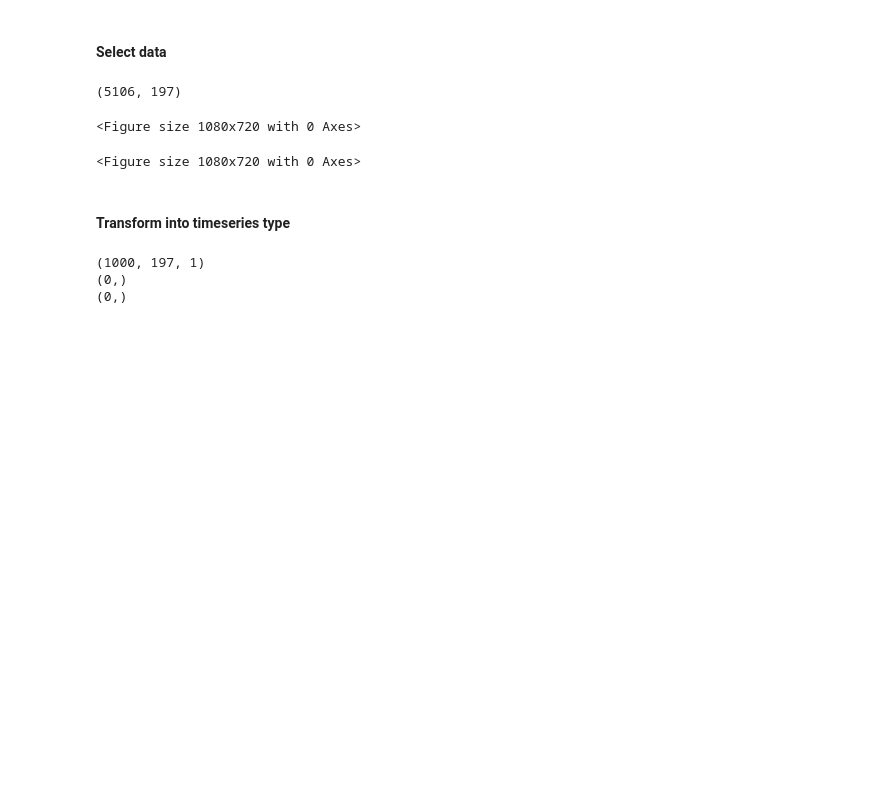
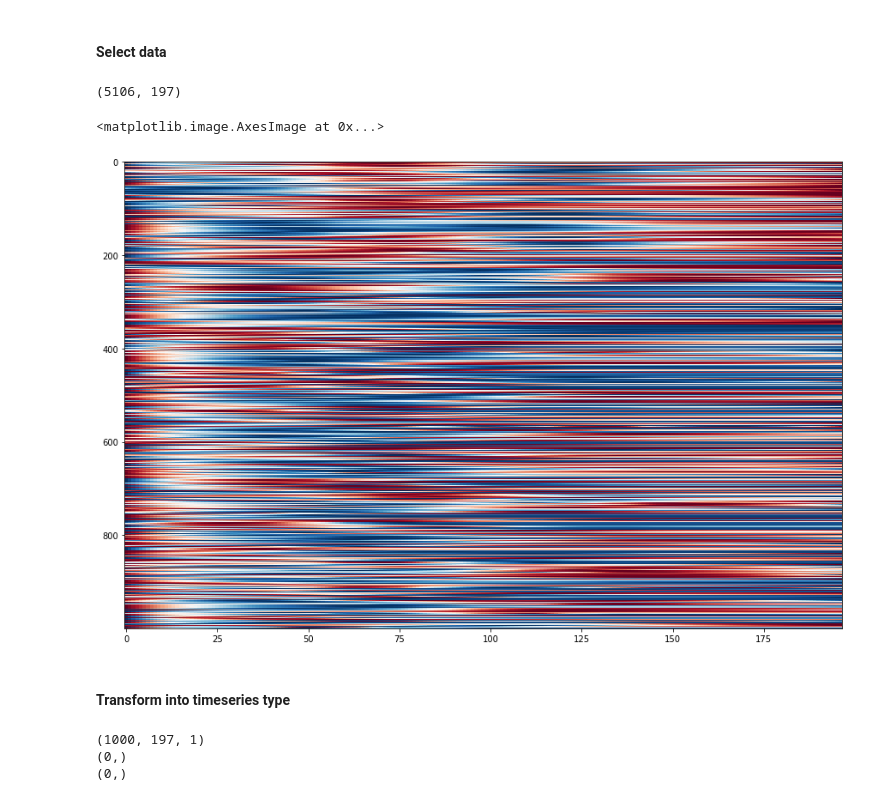
Before and after one commit to Gonza10V/SYNBIO_AI, a Jupyter notebook: K_means_silhouette_clustering_GenEx.ipynb, the cells around one changed output. Cells and saved outputs as stored; diff of their text form; code cells hidden in the pictures; blank space fills up the shorter version.

```diff
--- a/K_means_silhouette_clustering_GenEx.ipynb
+++ b/K_means_silhouette_clustering_GenEx.ipynb
@@ -101,12 +101,12 @@ np_pa = laplace.to_numpy()
 # %%
 spa = np_pa[:1000]
 spa.shape
 plt.figure(figsize=(15,10))
-#plt.plot(spa , '-');
+plt.imshow(spa, aspect='auto', cmap='RdBu')
 #print(np.isnan(spa))
 # %% [output]
-<Figure size 1080x720 with 0 Axes>
+<matplotlib.image.AxesImage at 0x...>
-<Figure size 1080x720 with 0 Axes>
+[figure, added]
 # %% [markdown]
 #### Transform into timeseries type
 # %%
```
Also changed, not shown: parts of 13 cells of this notebook.
